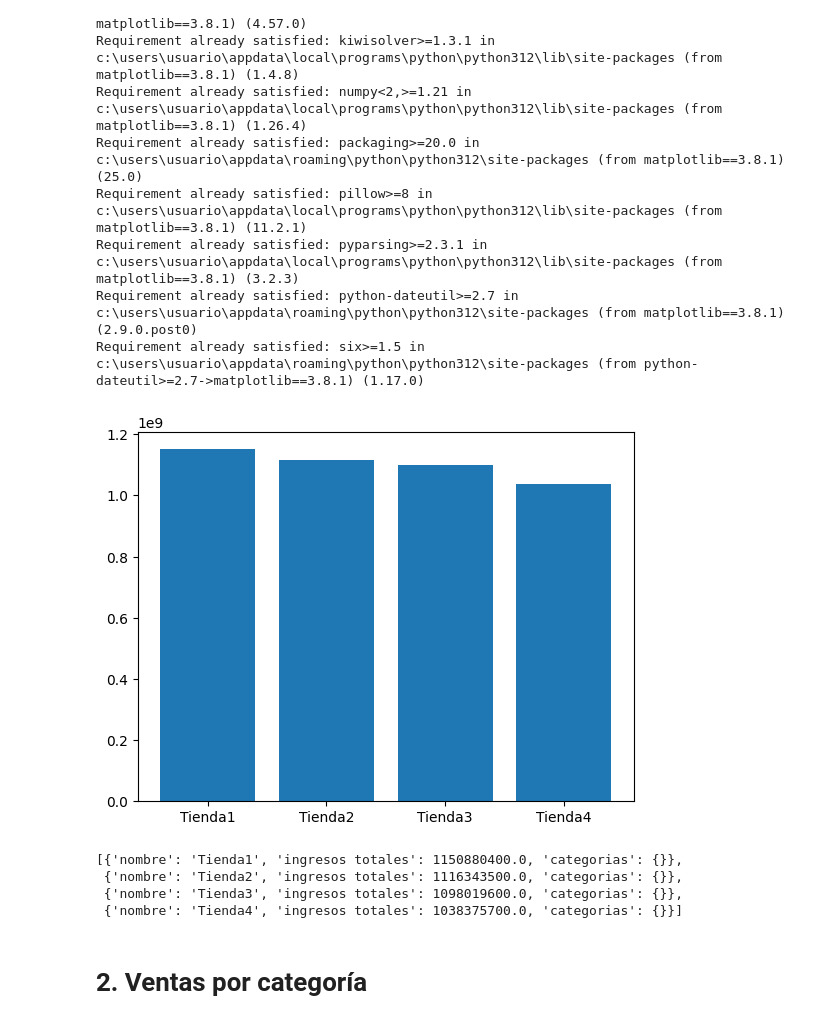
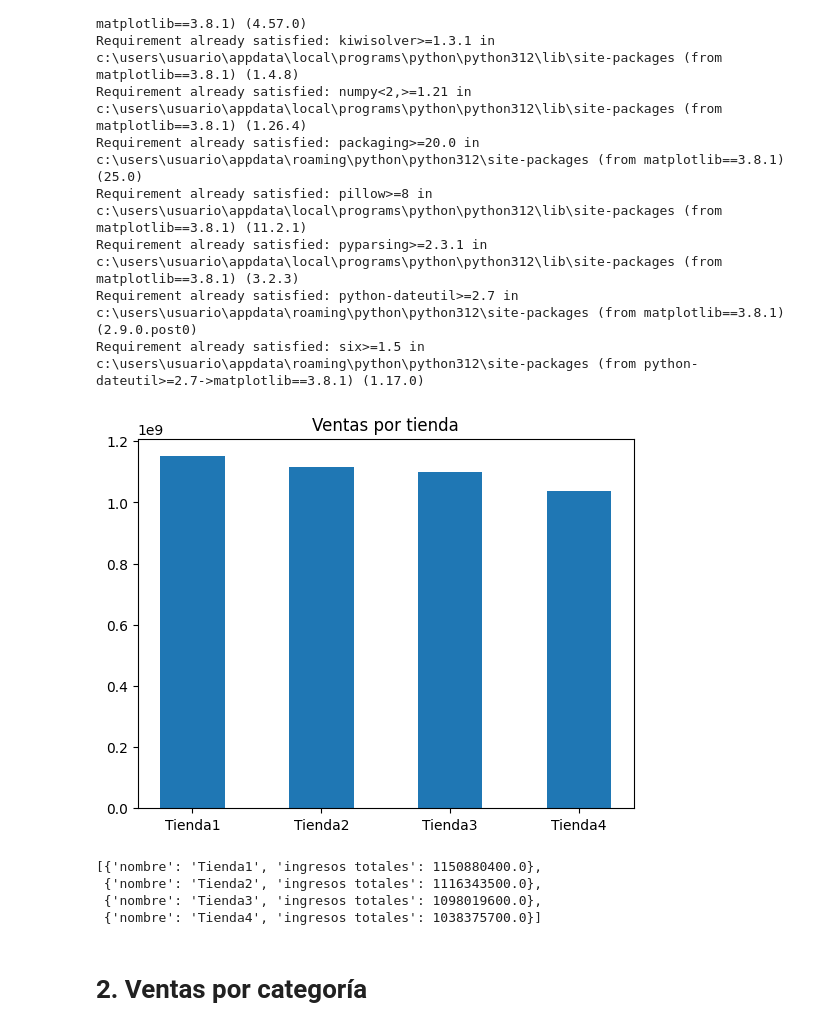
Before and after one commit to aylenfv/DS---Sr.-Juan, a Jupyter notebook: AluraStoreLatam.ipynb, the cells around one changed output. Saved outputs shown, nothing was run; the diff lists cells and outputs as text; code cells hidden in the pictures.

```diff
--- a/AluraStoreLatam.ipynb
+++ b/AluraStoreLatam.ipynb
@@ -37,0 +30,16 @@ La tienda qué más vendió fue la número 1
+# %%
+ingresos_totales = []
+# iteramos sobre cada una de las tiendas
+for tienda in (tienda1, tienda2, tienda3, tienda4):
+    # usamos la función suma() sobre la lista de precios en tienda["Precio"] para obtener la sumatoria de todos los valores, y a ese resultado lo agregamos a la lista
+    ingresos_totales.append(sum(tienda["Precio"]))
+    # al estar ordenadas las tiendas en (tienda1, tienda2, tienda3, tienda4), dentro de la lista ingresos_totales, los valores estarán ordenados respectivamente a cada tienda
+
+print(ingresos_totales) # sólo para observar los datos obtenidos
+
+print(f'La tienda qué más vendió fue la número {ingresos_totales.index(max(ingresos_totales))+1} ')
+# la explicación de esta estructura    ingresos_totales.index(max(ingresos_totales))+1    es la siguiente
+# con max(ingresos_totales) obtenemos el máximo valor dentro de la lista
+# usamos ingresos_totales.index(max(ingresos_totales)) para obtener cuál es el index del elemento con máximo valor
+# y finalmente adicionamos 1 con ingresos_totales.index(max(ingresos_totales))+1 para que nos dé el respectivo número de tienda, ya que los index de una lista inician en 0 pero nuestras tiendas comienzan numeradas con 1
+# entonces obtenemos finalmente el número de la tienda que tuvo el máximo de ventas
@@ -56,16 +64,0 @@ tiendas = ['Tienda1', 'Tienda2', 'Tienda3', 'Tienda4']
-# %%
-plt.bar(x = tiendas, height = ingresos_totales)
-plt.show()
-# %% [output]
-[figure, removed]
-# %%
-datos = [{'nombre': 'Tienda1'}, {'nombre': 'Tienda2'}, {'nombre': 'Tienda3'}, {'nombre': 'Tienda4'}]
-for i in range(4):
-    datos[i]['ingresos totales']=ingresos_totales[i]
-    datos[i]['categorias']={}
-datos
-# %% [output]
-[{'nombre': 'Tienda1', 'ingresos totales': 1150880400.0, 'categorias': {}},
- {'nombre': 'Tienda2', 'ingresos totales': 1116343500.0, 'categorias': {}},
- {'nombre': 'Tienda3', 'ingresos totales': 1098019600.0, 'categorias': {}},
- {'nombre': 'Tienda4', 'ingresos totales': 1038375700.0, 'categorias': {}}]
@@ -72,2 +68,25 @@ datos
+# %%
+# mostramos la venta por tienda en un gráfico de barras
+plt.title("Ventas por tienda")
+plt.bar(x = tiendas, height = ingresos_totales, width=0.5)
+plt.show()
+# %% [output]
+[figure, added]
+# %%
+# Creamos una lista de diccionarios donde almacenaremos los datos que vamos estudiando de las tiendas.
+# Cada elemento de la lista, será un diccionario correspondiente a una tienda, que será iniciado con el nombre de la tienda
+datos = [{'nombre': 'Tienda1'}, {'nombre': 'Tienda2'}, {'nombre': 'Tienda3'}, {'nombre': 'Tienda4'}]
+
+for i in range(4):
+    # agregamos los datos de la de lista de ingresos_totales obtenida previamente
+    datos[i]['ingresos totales']=ingresos_totales[i]
+
+# visualizamos cómo queda
+datos
+# %% [output]
+[{'nombre': 'Tienda1', 'ingresos totales': 1150880400.0},
+ {'nombre': 'Tienda2', 'ingresos totales': 1116343500.0},
+ {'nombre': 'Tienda3', 'ingresos totales': 1098019600.0},
+ {'nombre': 'Tienda4', 'ingresos totales': 1038375700.0}]
 # %% [markdown]
 # 2. Ventas por categoría
```
Also changed, not shown: parts of 34 cells of this notebook.
